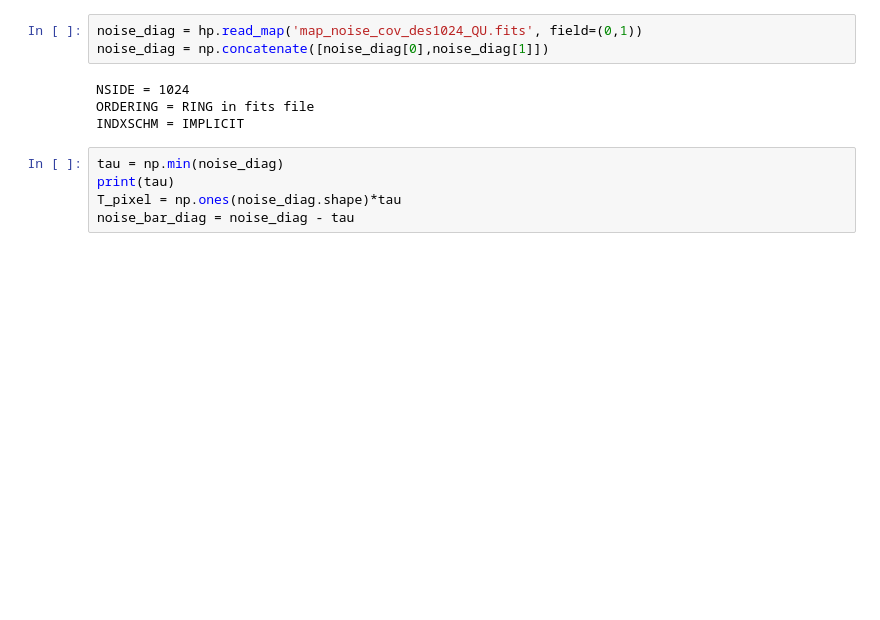
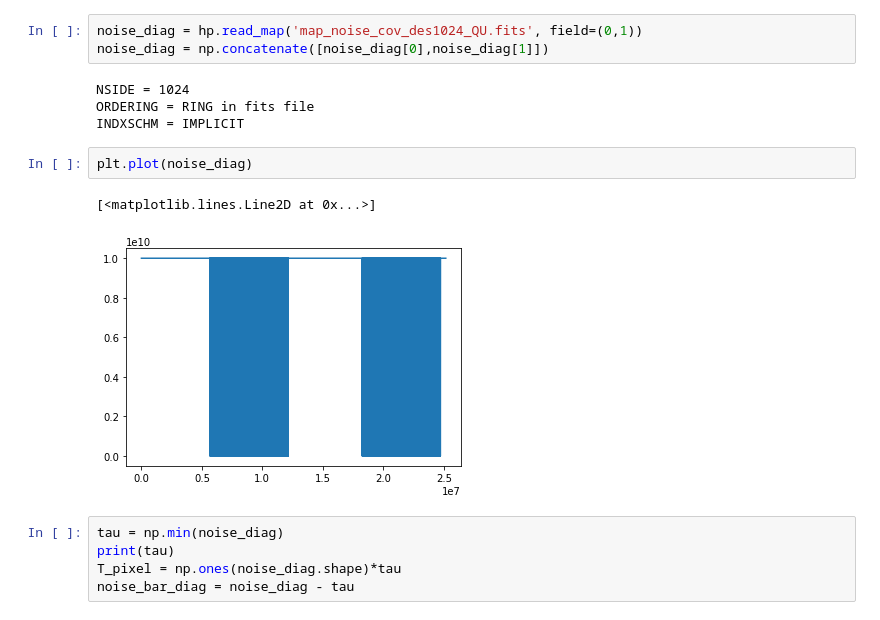
Before and after one commit to NiallJeffrey/wiener_sphere, a Jupyter notebook: wiener_implementation_method2.ipynb, the cells around one changed output. Drawn from its saved outputs; the diff is of its cells as text; blank space fills up the shorter version.

```diff
--- a/wiener_implementation_method2.ipynb
+++ b/wiener_implementation_method2.ipynb
@@ -65,6 +66,11 @@ noise_diag = np.concatenate([noise_diag[0],noise_diag[1]])
 NSIDE = 1024
 ORDERING = RING in fits file
 INDXSCHM = IMPLICIT
+# %%
+plt.plot(noise_diag)
+# %% [output]
+[<matplotlib.lines.Line2D at 0x...>]
+[figure, added]
 # %%
 tau = np.min(noise_diag)
 print(tau)
```
Also changed, not shown: parts of 12 cells of this notebook.
